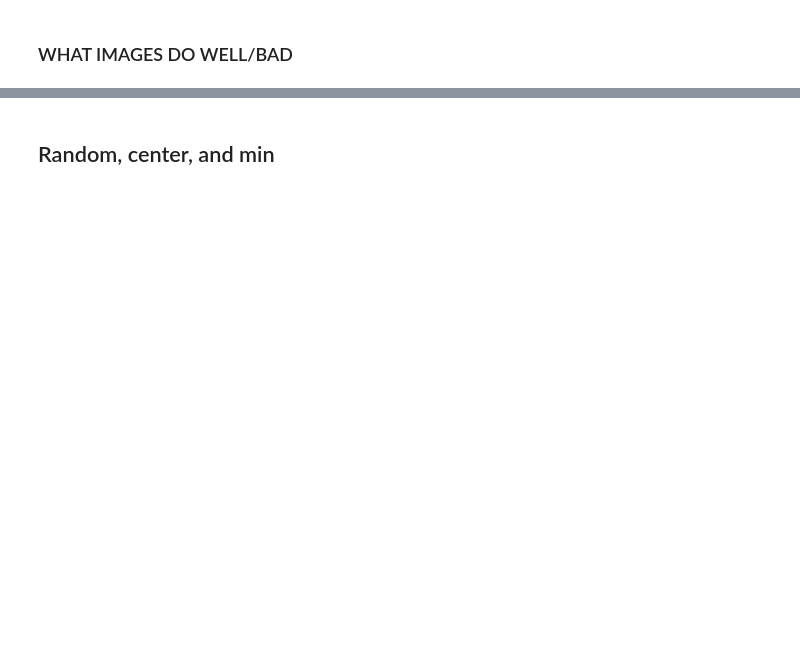
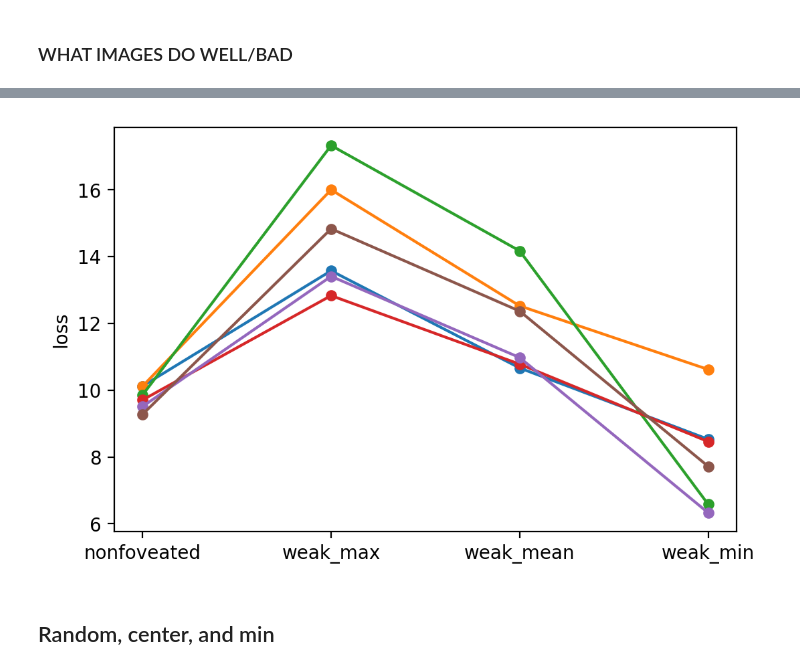
Before and after one commit to JohanvandenHeuvel/UsingASecondaryNetworkForFoveationInComputerVision, a Jupyter notebook: analysis_data.ipynb, the cells around one changed output, grey strips where cells are left out. Cells and saved outputs as stored; diff of their text form; code cells hidden in the pictures; blank space fills up the shorter version.

```diff
--- a/analysis_data.ipynb
+++ b/analysis_data.ipynb
@@ -280,3 +319,15 @@ betterFoveated
+# %%
+fig = plt.figure(dpi=200)
+
+for _, r in worseFoveated[:6].iterrows():
+#     print(r)
+    plt.plot([r['nonfoveated'], r['weak_max'], r['weak_mean'], r['weak_min']], marker='.', markersize=10)
+
+plt.ylabel('loss')
+plt.xticks([0,1,2,3], ['nonfoveated', 'weak_max', 'weak_mean', 'weak_min'])
+fig.savefig("images/worsefoveationscores", bbox_inches='tight')
+# %% [output]
+[figure, added]
 # %% [markdown]
 ## Random, center, and min
 # %%
```
Also changed, not shown: parts of 15 cells of this notebook, 20 other files.
